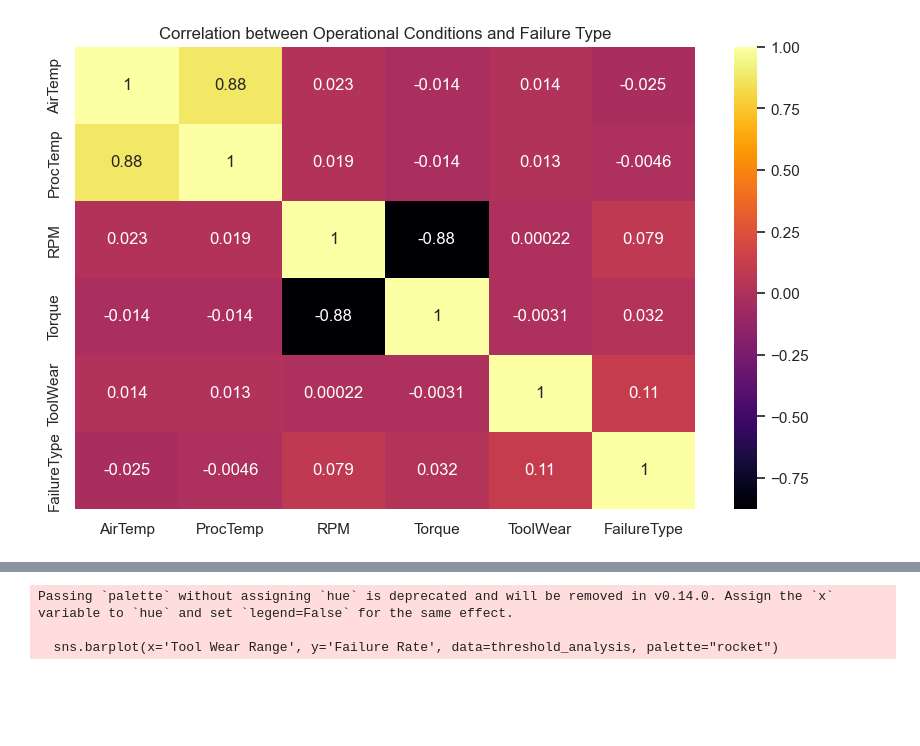
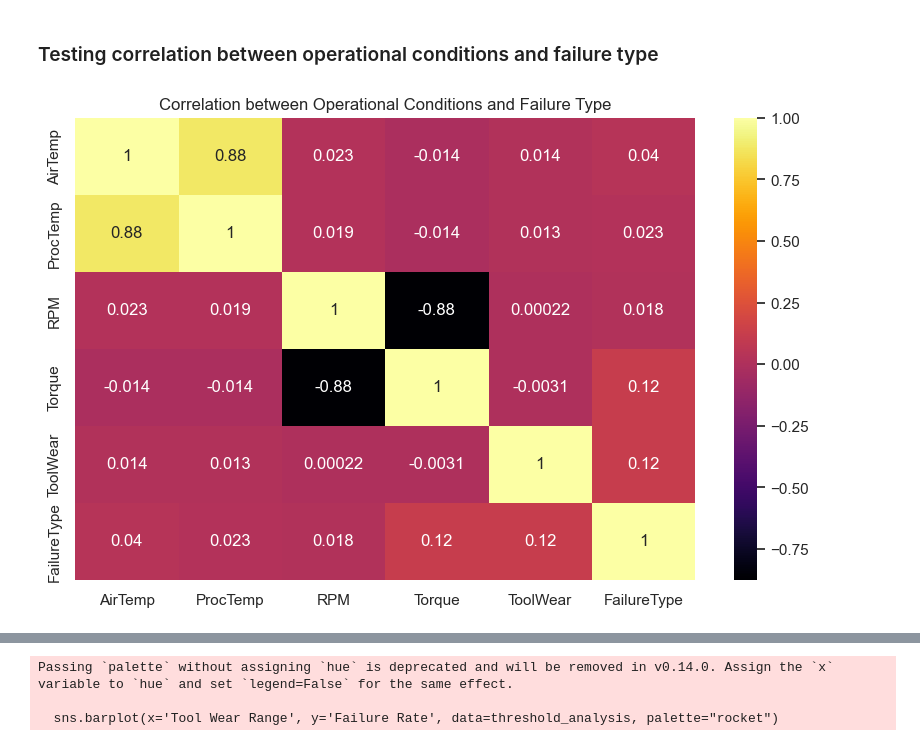
Before and after one commit to MariaArthur/Machine-Predictive-Maintenance-Project, a Jupyter notebook: TT7L_B.ipynb, the cells around one changed output, grey strips where cells are left out. Drawn from its saved outputs; the diff is of its cells as text; code cells hidden in the pictures; blank space fills up the shorter version.

```diff
--- a/TT7L_B.ipynb
+++ b/TT7L_B.ipynb
@@ -79,27 +123,25 @@ None
+# %% [markdown]
+### Testing correlation between operational conditions and failure type
 # %%
-import pandas as pd
-import seaborn as sns
-import matplotlib.pyplot as plt
-
 # Load the dataset
-df = pd.read_csv("dataclean.csv")
+df = pd.read_csv("cleaned_data.csv")
 
 # Rename columns for easier access
 df.rename(columns={
     "Air temperature [K]": "AirTemp",
     "Process temperature [K]": "ProcTemp",
     "Rotational speed [rpm]": "RPM",
     "Torque [Nm]": "Torque",
     "Tool wear [min]": "ToolWear",
     "Failure Type": "FailureType",
     "Type": "MachineType"
 }, inplace=True)
 
 # Plot correlation heatmap between operational variables and failure type
 plt.figure(figsize=(10, 6))
 corr = df[['AirTemp', 'ProcTemp', 'RPM', 'Torque', 'ToolWear', 'FailureType']].corr()
 sns.heatmap(corr, annot=True, cmap='inferno')
 plt.title("Correlation between Operational Conditions and Failure Type")
 plt.show()
 # %% [output]
-[figure, old version]
+[figure, new version]
```
Also changed, not shown: parts of 28 cells of this notebook.
